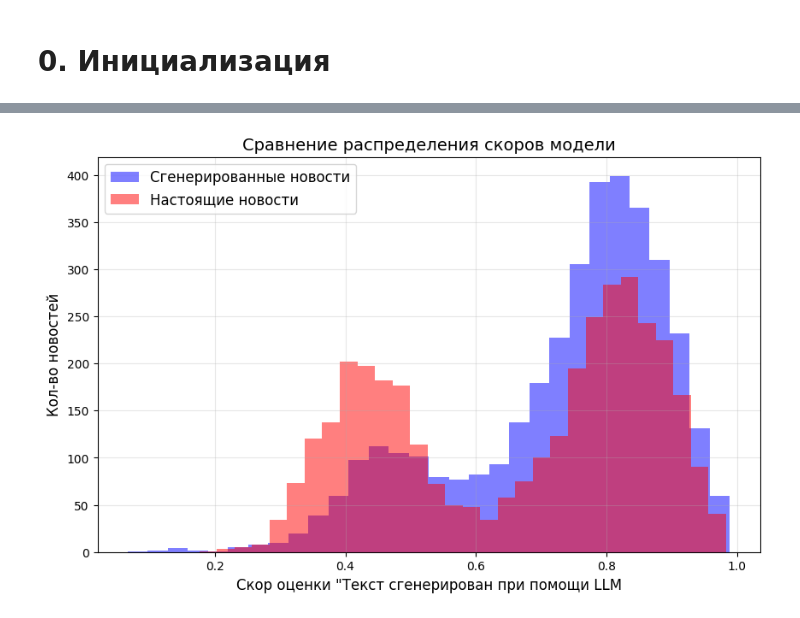
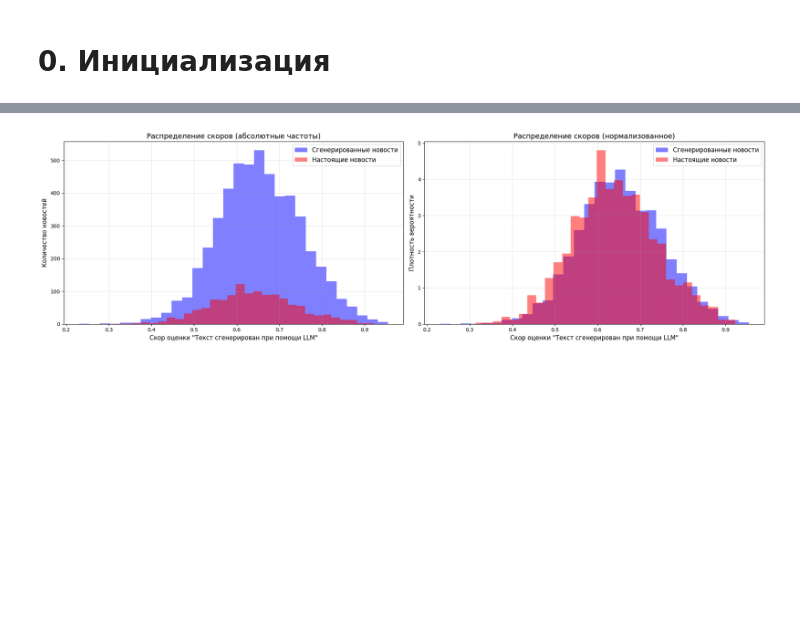
Before and after one commit to Dangennadevich/AI_Text_Detector, a Jupyter notebook: 4_baseline_zero_shot_classifier.ipynb, the cells around one changed output, grey strips where cells are left out. Cells and saved outputs as stored; diff of their text form; code cells hidden in the pictures; blank space fills up the shorter version.

Commit message:
End of prepare data, add baseline

```diff
--- a/4_baseline_zero_shot_classifier.ipynb
+++ b/4_baseline_zero_shot_classifier.ipynb
@@ -20,10 +33,10 @@ cuda:0
 # %% [markdown]
 # 0. Инициализация
 # %%
-load_dotenv()
-
 AWS_ACCESS_KEY_ID_2 = os.getenv('AWS_ACCESS_KEY_ID_2')
 AWS_SECRET_ACCESS_KEY_2 = os.getenv('AWS_SECRET_ACCESS_KEY_2')
+
+PATH = '/Users/dan/git_repo/graduate/'
 
 client_s3 = Minio(
     "storage.yandexcloud.net",
@@ -222,24 +103,65 @@ result_df.head()
+# %%
+# Список для хранения скоров
+resilt_array = list()
+
+for idx in tqdm(range(len(test_data_embed))):
+
+  # Вытащим статью и получим предсказание модели
+  sequence_to_classify = test_data_embed.loc[idx, 'paper']
+
+  result = classifier(sequence_to_classify, candidate_labels, multi_label=False)
+  score = result['scores'][0] if result['labels'][0] == 'Newspaper written by AI LLM Model' else result['scores'][1]
+
+  resilt_array.append(score)
+
+
+test_data_embed['ai_score_v1'] = resilt_array
 # %%
-# Гистаграмма распределения скоро
-plt.figure(figsize=(10, 6))
+# Подготовим данные для графика
+result_gen = test_data_embed[test_data_embed['generated_flg']==1][['ai_score_v1']]
+result_orig = test_data_embed[test_data_embed['generated_flg']==0][['ai_score_v1']]
 
-result_df[result_df['ai_paper_flg']==1]['score'].hist(bins=30,
-                               alpha=0.5,
-                               color='blue',
-                               label='Сгенерированные новости')
+# График
+plt.figure(figsize=(20, 6))
+plt.subplot(1, 2, 1)
 
-result_df[result_df['ai_paper_flg']==0]['score'].hist(bins=30,
-                                 alpha=0.5,
-                                 color='red',
-                                 label='Настоящие новости')
+result_gen['ai_score_v1'].hist(bins=30,
+                           alpha=0.5,
+                           color='blue',
+                           label='Сгенерированные новости')
 
-plt.title('Сравнение распределения скоров модели', fontsize=14)
-plt.xlabel('Скор оценки "Текст сгенерирован при помощи LLM', fontsize=12)
-plt.ylabel('Кол-во новостей', fontsize=12)
+result_orig['ai_score_v1'].hist(bins=30,
+                             alpha=0.5,
+                             color='red',
+                             label='Настоящие новости')
 
+plt.title('Распределение скоров (абсолютные частоты)', fontsize=14)
+plt.xlabel('Скор оценки "Текст сгенерирован при помощи LLM"', fontsize=12)
+plt.ylabel('Количество новостей', fontsize=12)
 plt.legend(fontsize=12)
 plt.grid(True, alpha=0.3)
 
+plt.subplot(1, 2, 2)
+
+result_gen['ai_score_v1'].hist(bins=30,
+                           alpha=0.5,
+                           color='blue',
+                           label='Сгенерированные новости',
+                           density=True)
+
+result_orig['ai_score_v1'].hist(bins=30,
+                             alpha=0.5,
+                             color='red',
+                             label='Настоящие новости',
+                             density=True)
+
+plt.title('Распределение скоров (нормализованное)', fontsize=14)
+plt.xlabel('Скор оценки "Текст сгенерирован при помощи LLM"', fontsize=12)
+plt.ylabel('Плотность вероятности', fontsize=12)
+plt.legend(fontsize=12)
+plt.grid(True, alpha=0.3)
+
+plt.tight_layout()
 plt.show()
 # %% [output]
-[figure, old version]
+[figure, new version]
```
Also changed, not shown: parts of 23 cells of this notebook, 3 other files.
